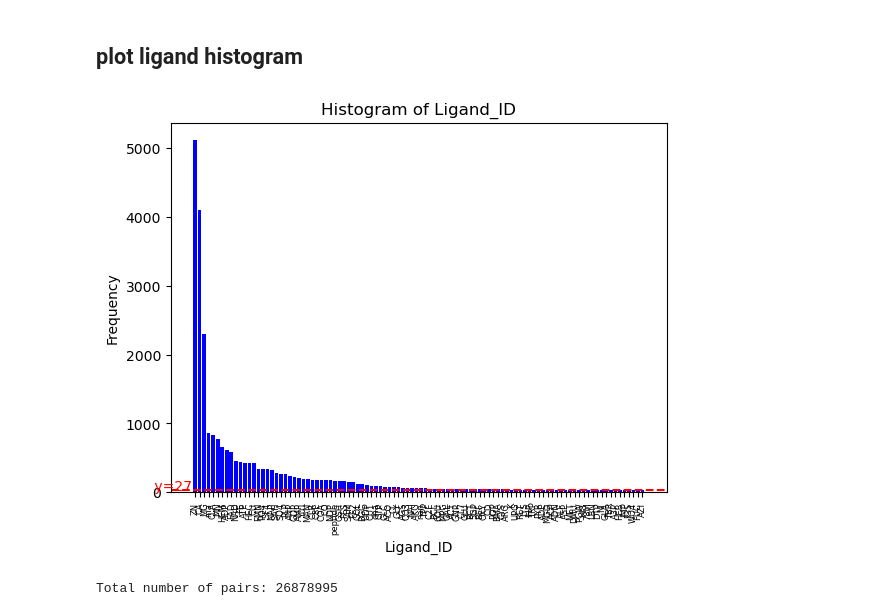
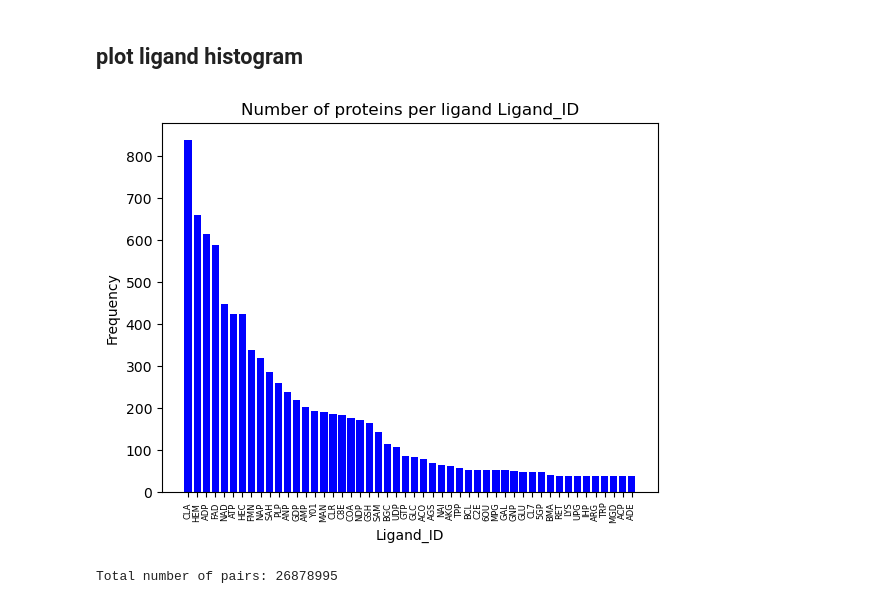
Before and after one commit to hagairavid18/LocAlign, a Jupyter notebook: parsers/biolip_reader.ipynb, the cells around one changed output. Drawn from its saved outputs; the diff is of its cells as text; code cells hidden in the pictures.

```diff
--- a/parsers/biolip_reader.ipynb
+++ b/parsers/biolip_reader.ipynb
@@ -73,29 +73,23 @@ filtered_df.shape
 # %%
 column_to_plot = "Ligand_ID"
 value_counts = df[column_to_plot].value_counts()
 
+n_ligands = 50
 # Plot the histogram
-plt.bar(value_counts.index[:100], value_counts.values[:100], color='blue')
-plt.xticks(fontsize=6)  # Adjust the font size as per your preference
-# Extract the height of the last bar
-last_bar_height = value_counts.values[:100][-1]
-
-# Plot a horizontal line parallel to the x-axis at the height of the last bar
-plt.axhline(y=last_bar_height, color='red', linestyle='--')
-plt.text(-10, last_bar_height, f' y={last_bar_height}', color='red', fontsize=10)
+plt.bar(value_counts.index[:n_ligands], value_counts.values[:n_ligands], color='blue')
+plt.xticks(fontsize=6)
+last_bar_height = value_counts.values[:n_ligands][-1]
 
 
-# Rotate x-axis labels for better readability if needed
 plt.xticks(rotation=90)
 
-# Add labels and title
 plt.xlabel(column_to_plot)
 plt.ylabel('Frequency')
-plt.title('Histogram of {}'.format(column_to_plot))
+plt.title('Number of proteins per ligand {}'.format(column_to_plot))
 
 # Show plot
 plt.show()
 # %% [output]
-[figure, old version]
+[figure, new version]
 # %%
 value_counts = df["Ligand_ID"].value_counts()
```
Also changed, not shown: parts of 5 cells of this notebook, 23 other files.
